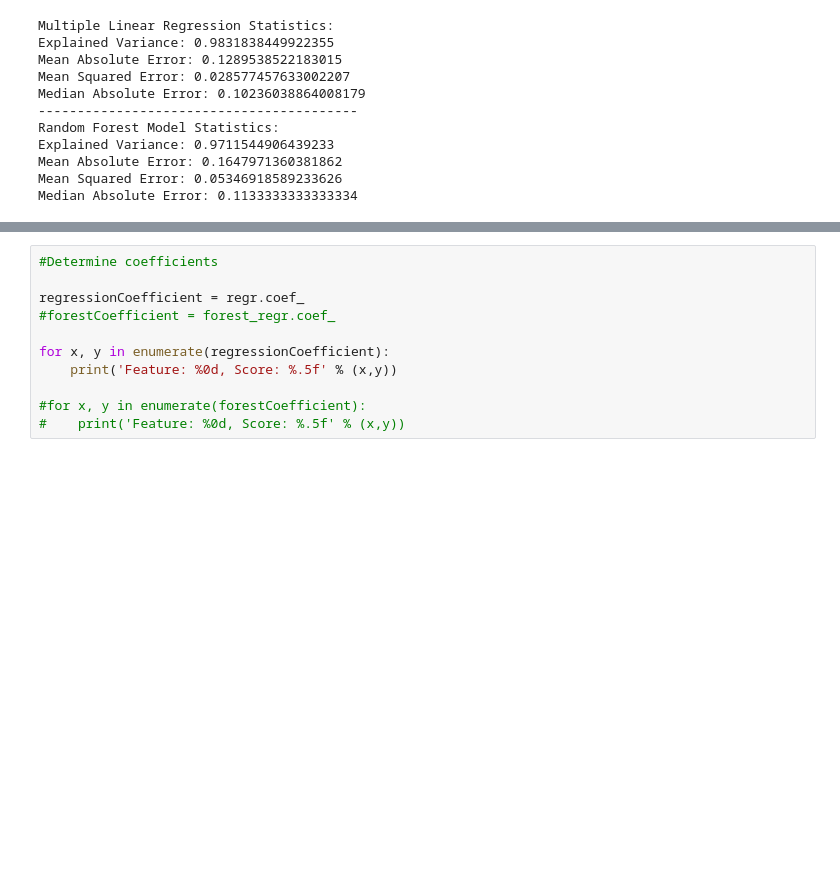
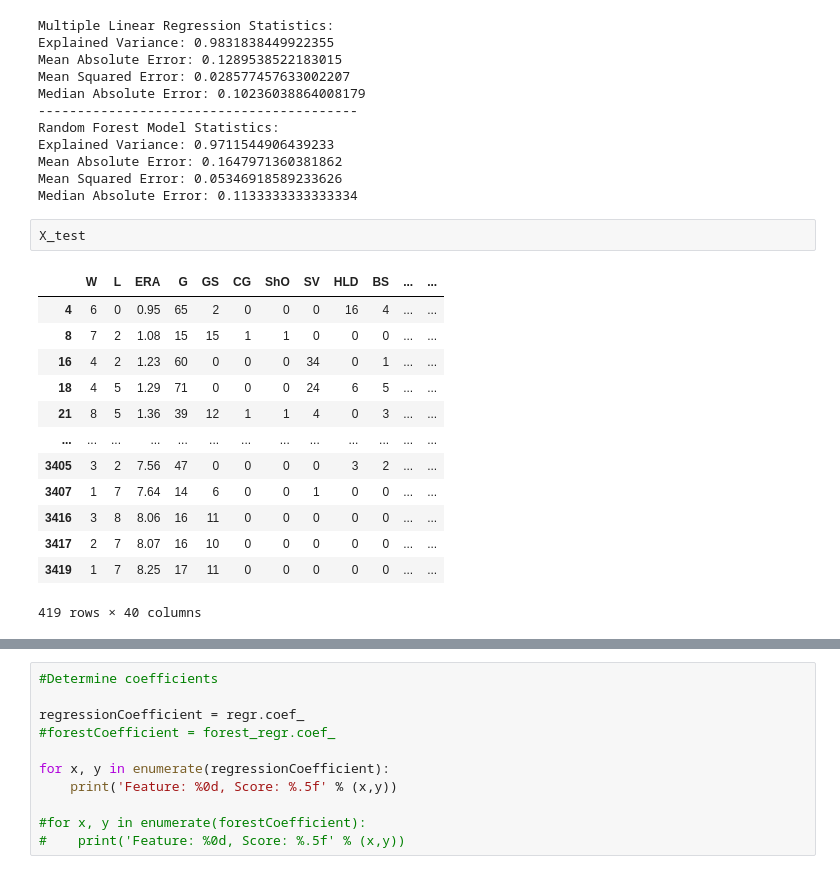
Before and after one commit to danrihe/WAR-Predictor, a Jupyter notebook: WAR-predictor.ipynb, the cells around one changed output, grey strips where cells are left out. Saved outputs shown, nothing was run; the diff lists cells and outputs as text; blank space fills up the shorter version.

```diff
--- a/WAR-predictor.ipynb
+++ b/WAR-predictor.ipynb
@@ -137,6 +137,22 @@ Explained Variance: 0.9711544906439233
 Mean Absolute Error: 0.1647971360381862
 Mean Squared Error: 0.05346918589233626
 Median Absolute Error: 0.1133333333333334
+# %%
+X_test
+# %% [output]
+|  | W | L | ERA | G | GS | CG | ShO | SV | HLD | BS | ... | ... |
+| 4 | 6 | 0 | 0.95 | 65 | 2 | 0 | 0 | 0 | 16 | 4 | ... | ... |
+| 8 | 7 | 2 | 1.08 | 15 | 15 | 1 | 1 | 0 | 0 | 0 | ... | ... |
+| 16 | 4 | 2 | 1.23 | 60 | 0 | 0 | 0 | 34 | 0 | 1 | ... | ... |
+| 18 | 4 | 5 | 1.29 | 71 | 0 | 0 | 0 | 24 | 6 | 5 | ... | ... |
+| 21 | 8 | 5 | 1.36 | 39 | 12 | 1 | 1 | 4 | 0 | 3 | ... | ... |
+| ... | ... | ... | ... | ... | ... | ... | ... | ... | ... | ... | ... | ... |
+| 3405 | 3 | 2 | 7.56 | 47 | 0 | 0 | 0 | 0 | 3 | 2 | ... | ... |
+| 3407 | 1 | 7 | 7.64 | 14 | 6 | 0 | 0 | 1 | 0 | 0 | ... | ... |
+| 3416 | 3 | 8 | 8.06 | 16 | 11 | 0 | 0 | 0 | 0 | 0 | ... | ... |
+| 3417 | 2 | 7 | 8.07 | 16 | 10 | 0 | 0 | 0 | 0 | 0 | ... | ... |
+| 3419 | 1 | 7 | 8.25 | 17 | 11 | 0 | 0 | 0 | 0 | 0 | ... | ... |
+419 rows × 40 columns
 # %%
 forestImportance = rfpimp.importances(forest_regr, X_test, y_test)
 forestImportance_filtered = forestImportance.head(10)
```
Also changed, not shown: parts of 2 cells of this notebook.
